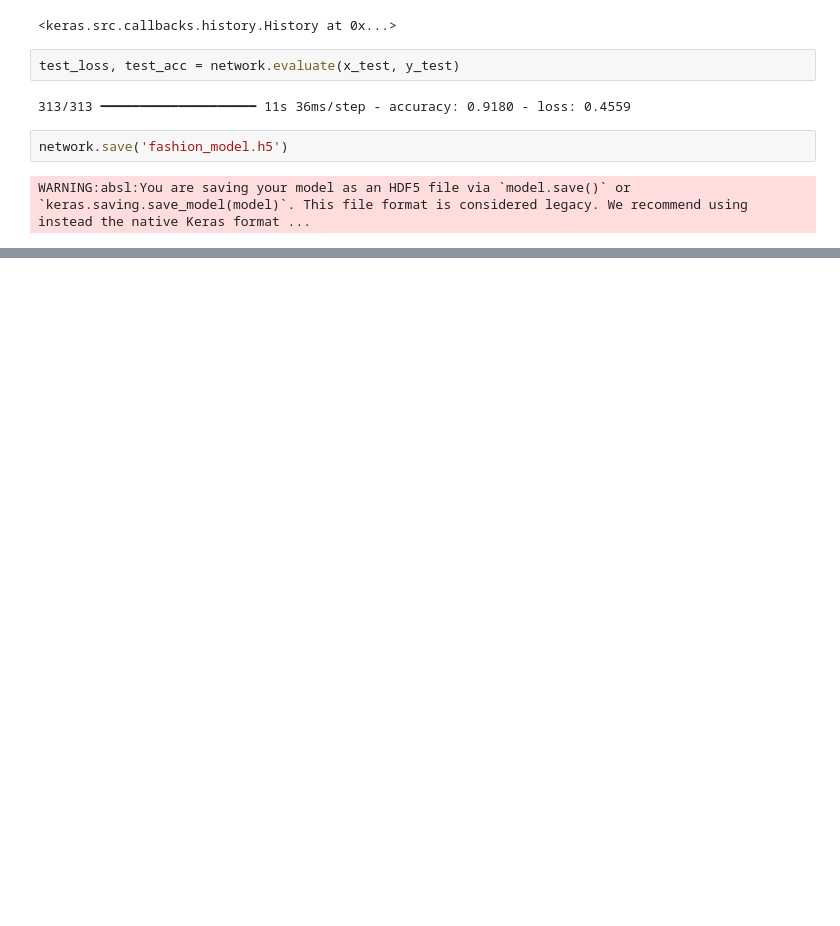
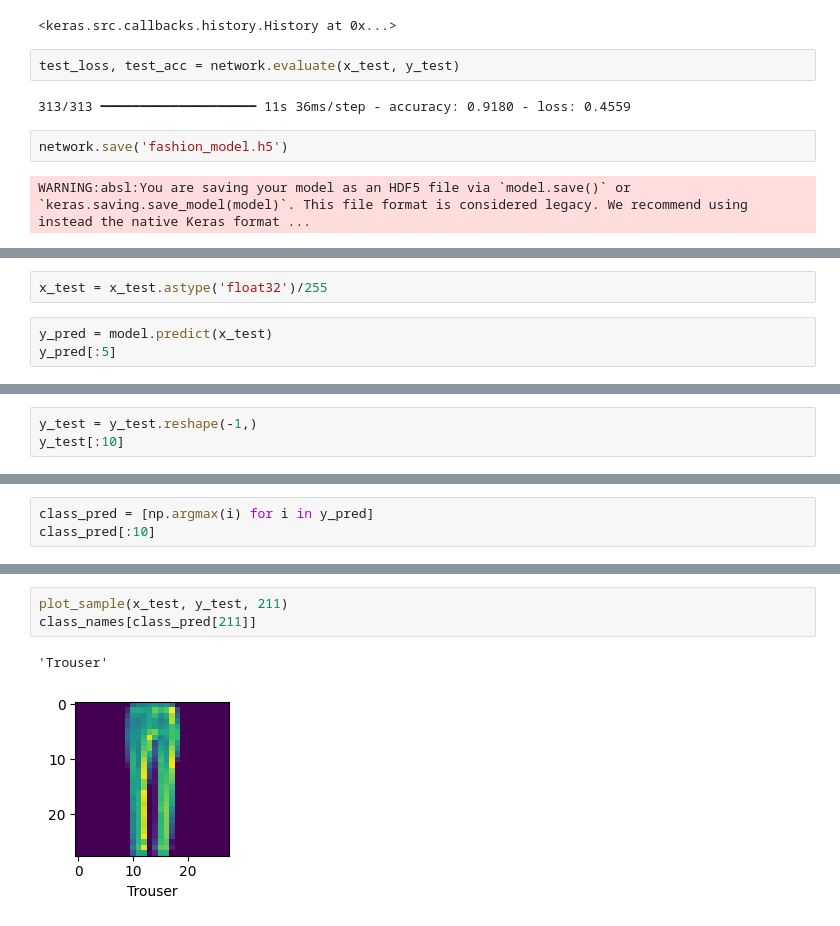
Before and after one commit to anonjustchillin/MachineLearning_labs, a Jupyter notebook: lab5/task2.ipynb, the cells around one changed output, grey strips where cells are left out. Cells and saved outputs as stored; diff of their text form; blank space fills up the shorter version.

```diff
--- a/lab5/task2.ipynb
+++ b/lab5/task2.ipynb
@@ -322,0 +334,5 @@ WARNING:absl:You are saving your model as an HDF5 file via `model.save()` or `ke
+# %%
+x_test = x_test.astype('float32')/255
+# %%
+y_pred = model.predict(x_test)
+y_pred[:5]
@@ -322,0 +356,3 @@ WARNING:absl:You are saving your model as an HDF5 file via `model.save()` or `ke
+# %%
+y_test = y_test.reshape(-1,)
+y_test[:10]
@@ -322,0 +361,3 @@ WARNING:absl:You are saving your model as an HDF5 file via `model.save()` or `ke
+# %%
+class_pred = [np.argmax(i) for i in y_pred]
+class_pred[:10]
@@ -322,0 +375,6 @@ WARNING:absl:You are saving your model as an HDF5 file via `model.save()` or `ke
+# %%
+plot_sample(x_test, y_test, 211)
+class_names[class_pred[211]]
+# %% [output]
+'Trouser'
+[figure, added]
```
Also changed, not shown: parts of 9 cells of this notebook.
